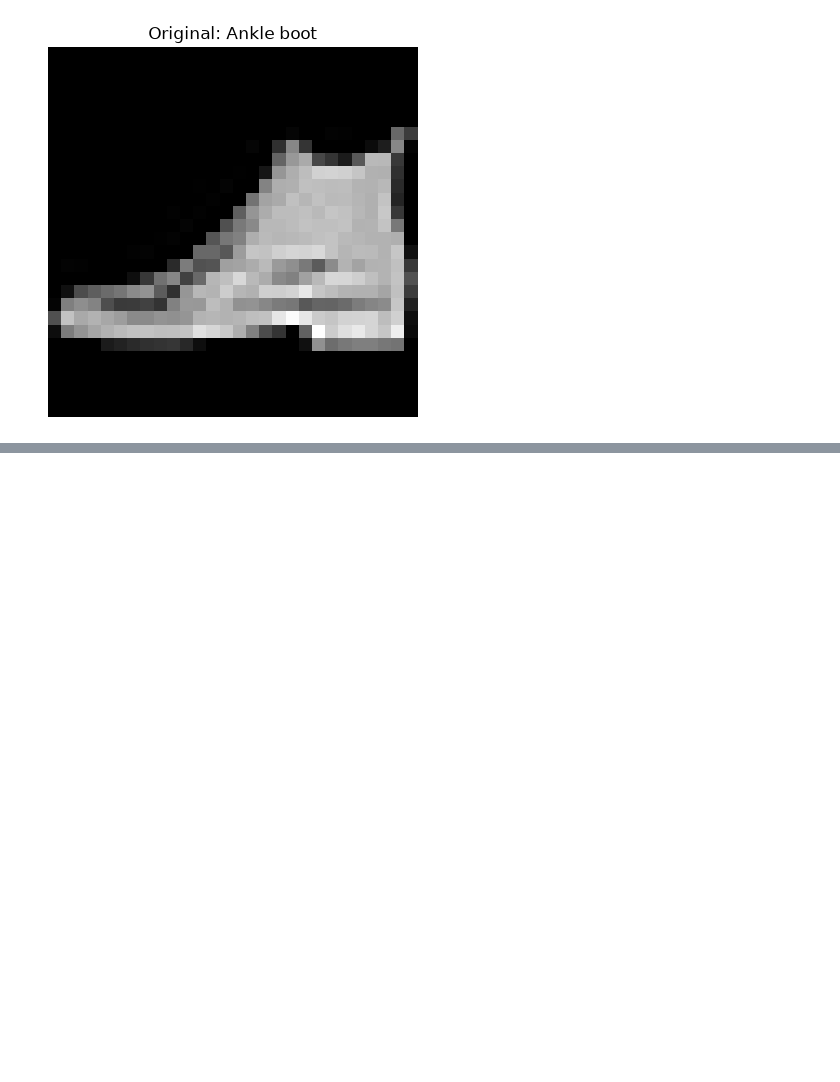
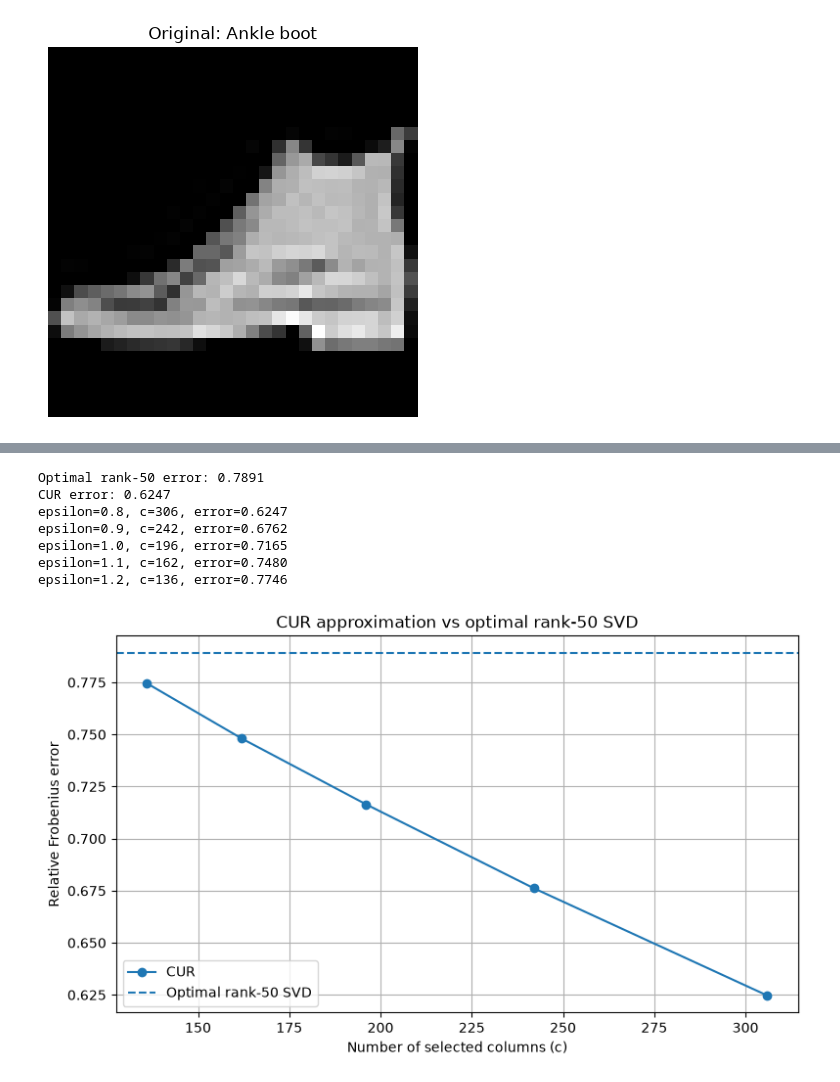
Before and after one commit to rigozu9/Matrix-and-Tensor-Techniques-for-DS, a Jupyter notebook: lab2/lab2.ipynb, the cells around one changed output, grey strips where cells are left out. Saved outputs shown, nothing was run; the diff lists cells and outputs as text; code cells hidden in the pictures; blank space fills up the shorter version.

```diff
--- a/lab2/lab2.ipynb
+++ b/lab2/lab2.ipynb
@@ -343,0 +486,19 @@ def mp(D, y, k):
+# %%
+A = loadmat("A_med.mat")["A_med"]
+
+print("Matrix shape:", A.shape)
+print("Sparse matrix:", issparse(A))
+
+C, U, R = cur(A, k=50, epsilon=0.8)
+
+A_approx = C @ U @ R
+
+# Convert A to dense for the error calculation
+A_dense = A.toarray() if issparse(A) else A
+
+relative_error = (
+    np.linalg.norm(A_dense - A_approx, "fro")
+    / np.linalg.norm(A_dense, "fro")
+)
+
+print("Relative Frobenius error:", relative_error)
@@ -343,0 +515,53 @@ def mp(D, y, k):
+# %%
+s = svds(A, k=50, return_singular_vectors=False)
+
+norm_A = np.linalg.norm(A_dense, "fro")
+
+# Frobenius error from the discarded singular values
+optimal_error = np.sqrt(
+    max(0, norm_A**2 - np.sum(s**2))
+) / norm_A
+
+print(f"Optimal rank-50 error: {optimal_error:.4f}")
+print(f"CUR error: {relative_error:.4f}")
+
+epsilons = [0.8, 0.9, 1.0, 1.1, 1.2]
+cur_errors = []
+num_columns = []
+
+for eps in epsilons:
+    C, U, R = cur(A, k=50, epsilon=eps)
+
+    error = np.linalg.norm(
+        A_dense - C @ U @ R, "fro"
+    ) / norm_A
+
+    cur_errors.append(error)
+    num_columns.append(C.shape[1])
+
+    print(f"epsilon={eps:.1f}, c={C.shape[1]}, error={error:.4f}")
+
+plt.figure(figsize=(9, 5))
+
+plt.plot(num_columns, cur_errors, "o-", label="CUR")
+plt.axhline(
+    optimal_error,
+    linestyle="--",
+    label="Optimal rank-50 SVD"
+)
+
+plt.xlabel("Number of selected columns (c)")
+plt.ylabel("Relative Frobenius error")
+plt.title("CUR approximation vs optimal rank-50 SVD")
+plt.legend()
+plt.grid(True)
+plt.show()
+# %% [output]
+Optimal rank-50 error: 0.7891
+CUR error: 0.6247
+epsilon=0.8, c=306, error=0.6247
+epsilon=0.9, c=242, error=0.6762
+epsilon=1.0, c=196, error=0.7165
+epsilon=1.1, c=162, error=0.7480
+epsilon=1.2, c=136, error=0.7746
+[figure, added]
```
Also changed, not shown: parts of 6 cells of this notebook, 2 other files.
